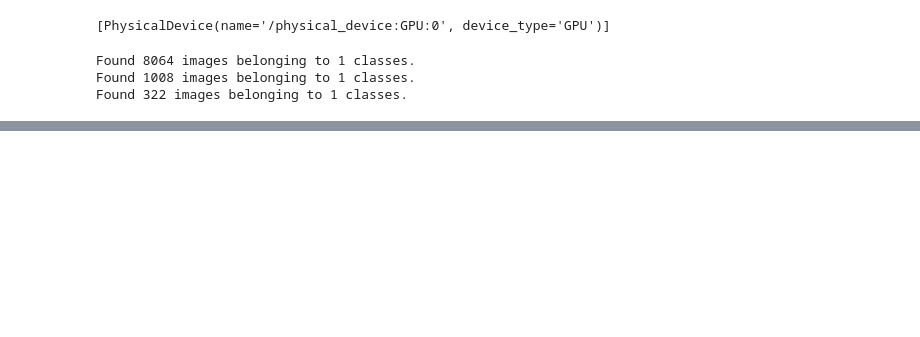
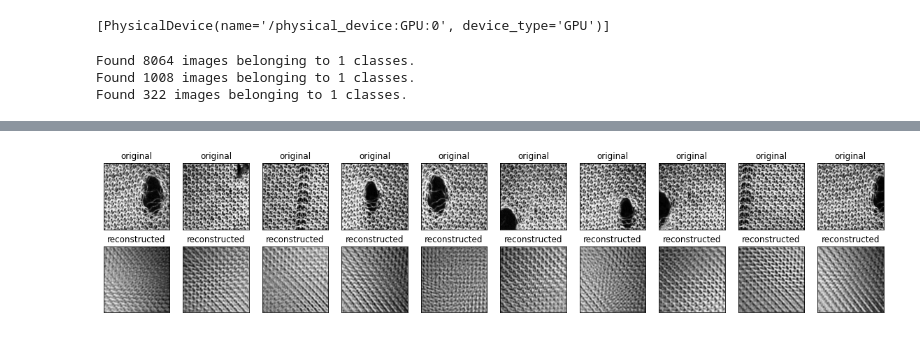
Before and after one commit to conflick0/ReNet, a Jupyter notebook: renet.ipynb, the cells around one changed output, grey strips where cells are left out. Cells and saved outputs as stored; diff of their text form; code cells hidden in the pictures; blank space fills up the shorter version.

```diff
--- a/renet.ipynb
+++ b/renet.ipynb
@@ -188,0 +126,7 @@ plt.show()
+# %%
+xs, ys = next(an_gen)
+encoded_imgs = autoencoder.encoder(xs).numpy()
+decoded_imgs = autoencoder.decoder(encoded_imgs).numpy()
+show_img(xs, decoded_imgs)
+# %% [output]
+[figure, added]
```
Also changed, not shown: parts of 17 cells of this notebook, 3 other files.
